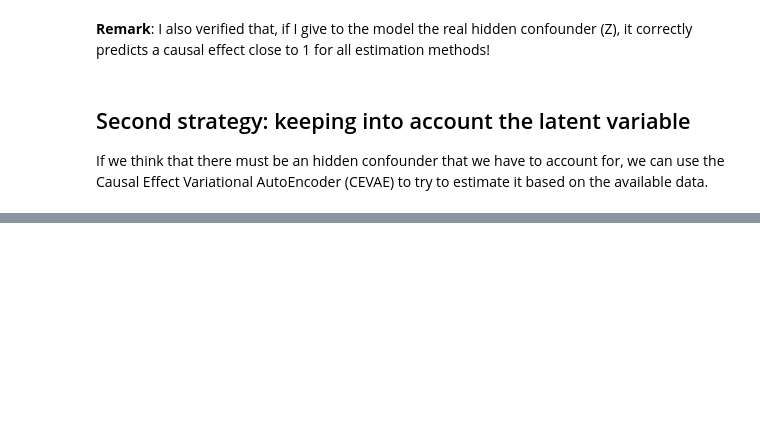
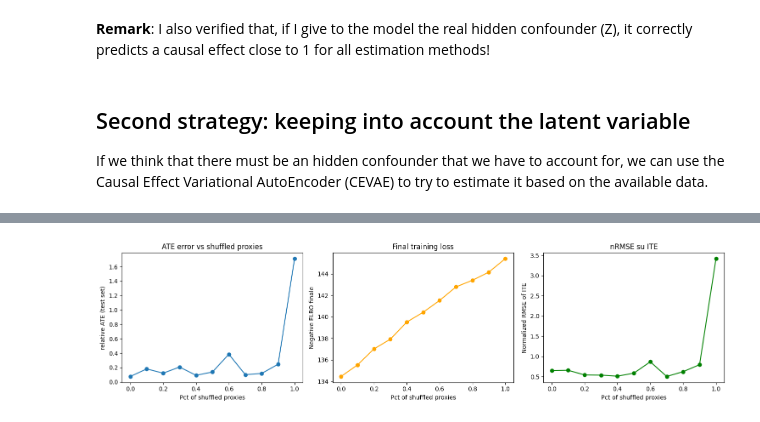
Before and after one commit to christianfaccio/causal_machine_learning, a Jupyter notebook: src/causal_effect_inference.ipynb, the cells around one changed output, grey strips where cells are left out. Drawn from its saved outputs; the diff is of its cells as text; code cells hidden in the pictures; blank space fills up the shorter version.

```diff
--- a/src/causal_effect_inference.ipynb
+++ b/src/causal_effect_inference.ipynb
@@ -259,0 +567,83 @@ True ATE: 1.0008
+# %%
+n = 1000
+shuffle_list = np.linspace(0.0, 1.0, 11)  # from 0% to 100% shuffled proxies
+num_proxies = 100
+
+rel_ate_errors = []
+nrmse_ites       = []
+final_losses = []
+
+for s in shuffle_list:
+    # 1) generate
+    data = synthetic_dataset_pyro(
+        n=n,
+        num_proxies=num_proxies,
+        sigma_x=1.0,
+        sigma_y=1.0,
+        shuffle_pct=s,
+        prior_type="gaussian",
+        seed=0,
+    )
+    x, t, y, ite = data["x"], data["t"], data["y"], data["ite"]
+    x_tr, x_te, t_tr, t_te, y_tr, y_te, ite_tr, ite_te = train_test_split(
+        x, t, y, ite, test_size=0.2, random_state=0
+    )
+
+    # 3) clear & build model
+    pyro.clear_param_store()
+    cevae = CEVAE(
+        feature_dim=num_proxies,
+        latent_dim=1,
+        hidden_dim=10,
+        num_layers=2,
+        outcome_dist="normal",
+    )
+
+    # 4) fit on train
+    losses= cevae.fit(
+        x_tr, t_tr, y_tr,
+        num_epochs=100,
+        batch_size=100,     # or use x_train.shape[0] for full-batch
+        learning_rate=1e-2,
+        weight_decay=0.0,
+        log_every=0
+    )
+
+    # salva l'ultimo valore
+    final_losses.append(losses[-1])
+
+    # 5) evaluate ATE on test
+    est_ate  = cevae.ite(x_te).mean().item()
+    true_ate = ite_te.mean().item()
+    rel_ate_errors.append(abs(est_ate - true_ate) / abs(true_ate))
+
+    # ITE RMSE & normalized RMSE
+    ite_pred = cevae.ite(x_te).cpu().numpy()
+    ite_true = ite_te.cpu().numpy()
+    rmse      = np.sqrt(np.mean((ite_pred - ite_true)**2))
+    nrmse     = rmse / ite_true.std()
+    nrmse_ites.append(nrmse)
+
+fig, axes = plt.subplots(1, 3, figsize=(15, 4))
+
+# 1) ATE absolute error
+axes[0].plot(shuffle_list, rel_ate_errors, marker='o')
+axes[0].set_xlabel("Pct of shuffled proxies")
+axes[0].set_ylabel("relative ATE (test set)")
+axes[0].set_title("ATE error vs shuffled proxies")
+
+# 2) Final training loss
+axes[1].plot(shuffle_list, final_losses, marker='o', color='orange')
+axes[1].set_xlabel("Pct of shuffled proxies")
+axes[1].set_ylabel("Negative ELBO finale")
+axes[1].set_title("Final training loss")
+
+# 3) Normalized RMSE of ITE
+axes[2].plot(shuffle_list, nrmse_ites, marker='o', color='green')
+axes[2].set_xlabel("Pct of shuffled proxies")
+axes[2].set_ylabel("Normalized RMSE of ITE")
+axes[2].set_title("nRMSE su ITE")
+
+plt.tight_layout()
+plt.show()
+# %% [output]
@@ -259,0 +667 @@ True ATE: 1.0008
+[figure, added]
```
Also changed, not shown: parts of 34 cells of this notebook, 1 other file.
